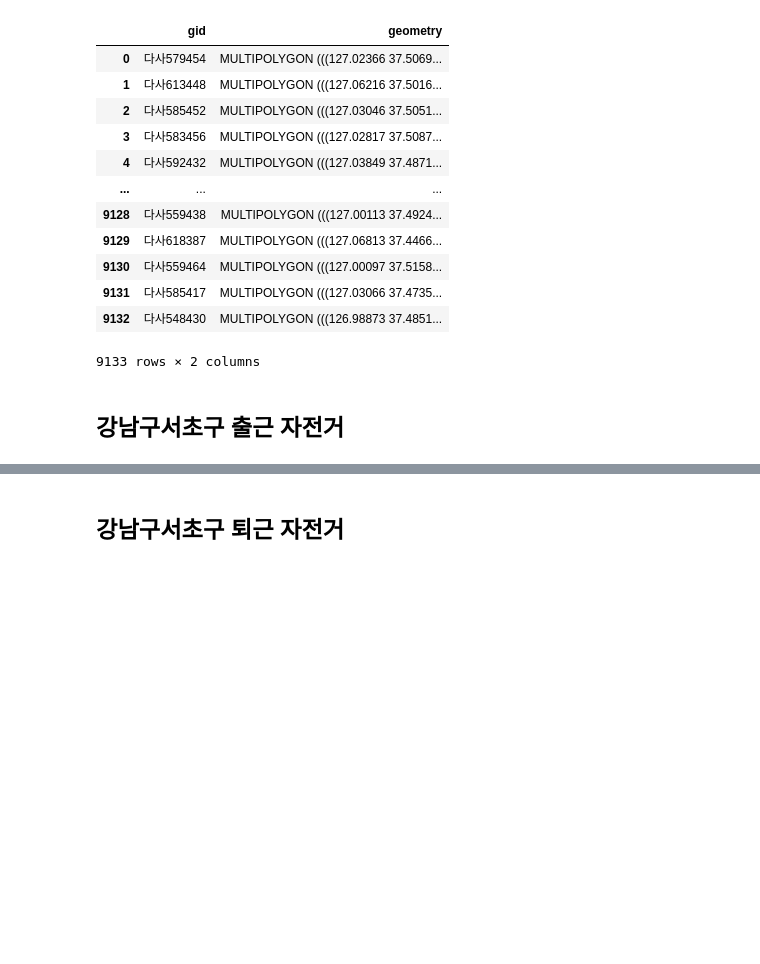
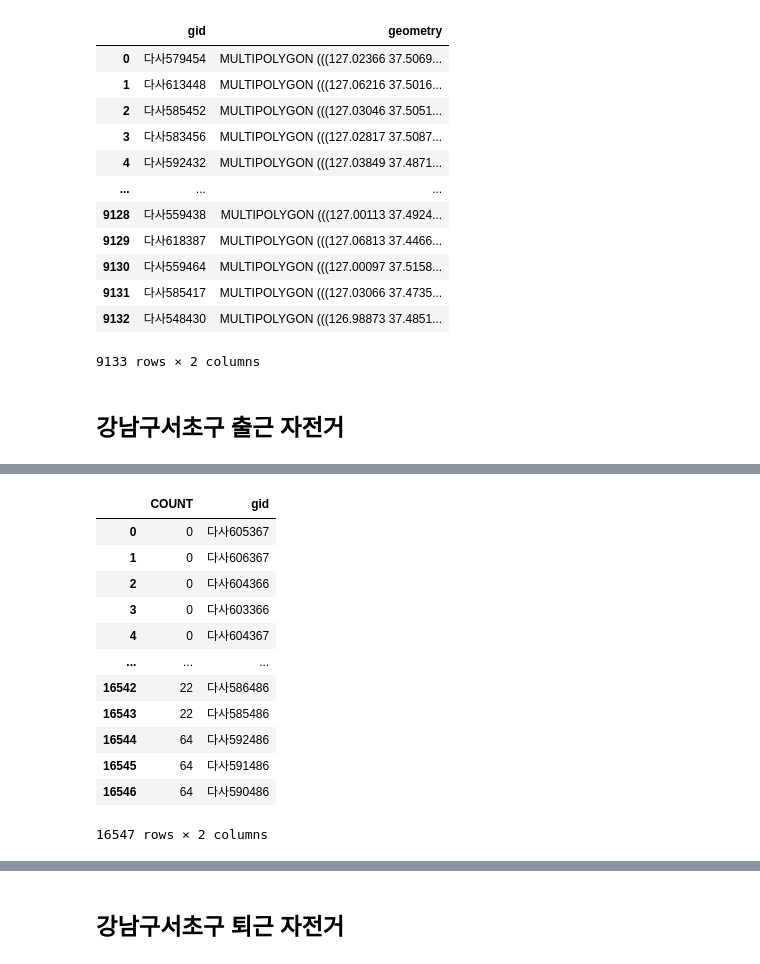
Before and after one commit to so02e/stop_kickrani_GIS, a Jupyter notebook: var_grid_bike.ipynb, the cells around one changed output, grey strips where cells are left out. Saved outputs shown, nothing was run; the diff lists cells and outputs as text; code cells hidden in the pictures; blank space fills up the shorter version.

```diff
--- a/var_grid_bike.ipynb
+++ b/var_grid_bike.ipynb
@@ -84,10 +67,0 @@ data1
-# %%
-gid_list = []
-for i in tqdm(range(data1.shape[0])):
-    point = data1['point'].iloc[i]
-    if data_gid['geometry'].contains(point).sum() == 0:
-        g1 = "Na"
-    else :
-        g = data_gid['gid'].loc[data_gid['geometry'].contains(point)]
-        g1 = g.iloc[0]
-    gid_list.append(g1)
@@ -100,0 +68,3 @@ data1
+# %%
+with open('output/그리드 전처리 완료/자전거이용/강남서초출근자전거교차2 - 복사본.json',encoding='UTF-8') as json_file:
+    json_data = json.load(json_file)
@@ -100,0 +83,7 @@ data1
+# %%
+countgid = []
+for i in range(0,16547) :
+    a = json_data["features"][i]["properties"]
+    countgid.append(a)
+
+countgid
@@ -101 +108,18 @@ data1
+# %%
+df = pd.DataFrame(countgid)
+df
+# %% [output]
+|  | COUNT | gid |
+| 0 | 0 | 다사605367 |
+| 1 | 0 | 다사606367 |
+| 2 | 0 | 다사604366 |
+| 3 | 0 | 다사603366 |
+| 4 | 0 | 다사604367 |
+| ... | ... | ... |
+| 16542 | 22 | 다사586486 |
+| 16543 | 22 | 다사585486 |
+| 16544 | 64 | 다사592486 |
+| 16545 | 64 | 다사591486 |
+| 16546 | 64 | 다사590486 |
+16547 rows × 2 columns
 # %%
```
Also changed, not shown: parts of 39 cells of this notebook, 6 other files.
